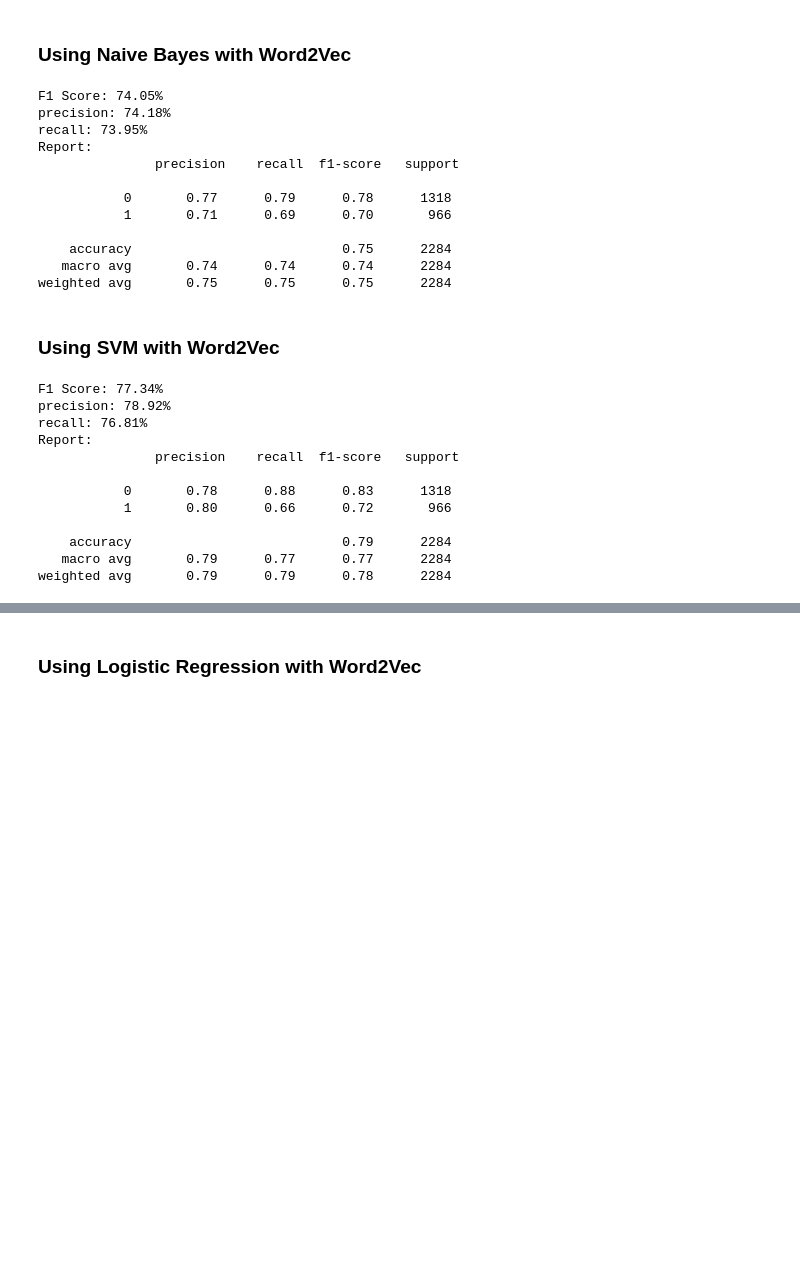
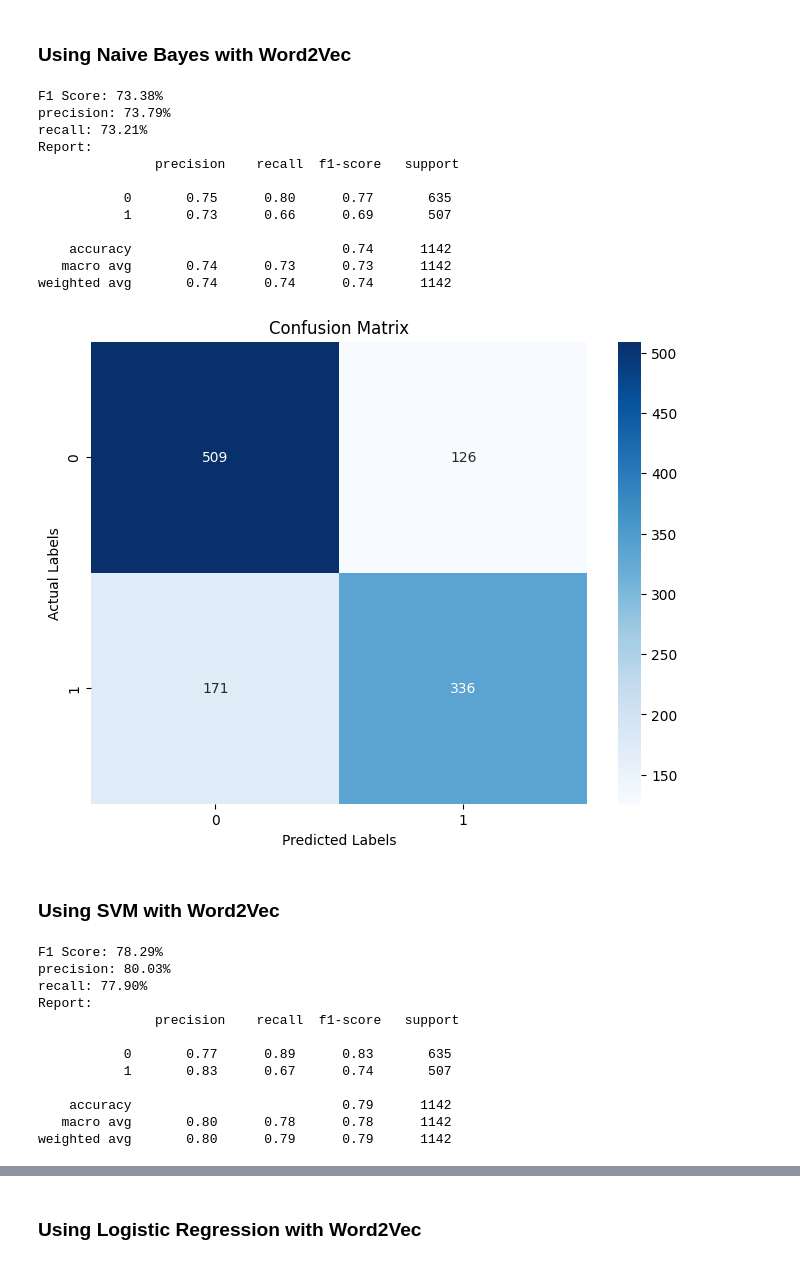
Before and after one commit to Oppenheimer-11/UT-NLP-Project, a Jupyter notebook: src/Word2Vec_Logistic_MLP.ipynb, the cells around one changed output, grey strips where cells are left out. Drawn from its saved outputs; the diff is of its cells as text; code cells hidden in the pictures; blank space fills up the shorter version.

```diff
--- a/src/Word2Vec_Logistic_MLP.ipynb
+++ b/src/Word2Vec_Logistic_MLP.ipynb
@@ -189,6 +192,7 @@ X =get_embeddings(train['tokens'],w2v_model)
 y=train.target.values
 #split dataset
 X_train, X_test, y_train, y_test = train_test_split(X, y, test_size=0.3, random_state=42)
+val_data, X_test, val_labels, y_test = train_test_split(X_test, y_test, test_size=0.5, random_state=42)
 # %% [markdown]
 ### Using Naive Bayes with Word2Vec
 # %%
@@ -204,18 +208,37 @@ y_pred_nb = nb_classifier.predict(X_test_binary)
 
 accurarcy(y_test,y_pred_nb)
 # %% [output]
-F1 Score: 74.05%
-precision: 74.18%
-recall: 73.95%
+F1 Score: 73.38%
+precision: 73.79%
+recall: 73.21%
 Report:
                precision    recall  f1-score   support
 
-           0       0.77      0.79      0.78      1318
-           1       0.71      0.69      0.70       966
+           0       0.75      0.80      0.77       635
+           1       0.73      0.66      0.69       507
 
-    accuracy                           0.75      2284
-   macro avg       0.74      0.74      0.74      2284
-weighted avg       0.75      0.75      0.75      2284
+    accuracy                           0.74      1142
+   macro avg       0.74      0.73      0.73      1142
+weighted avg       0.74      0.74      0.74      1142
+# %%
+cm = confusion_matrix(y_test, y_pred_nb)
+
+plt.figure(figsize=(8, 6))
+sns.heatmap(cm, annot=True, fmt='d', cmap='Blues')
+
+# 添加轴标签
+plt.ylabel('Actual Labels')
+plt.xlabel('Predicted Labels')
+
+# 添加标题
+plt.title('Confusion Matrix')
+
+
+# 显示图形
+# plt.show()
+plt.savefig('naive_word2vec.png', dpi=500)
+# %% [output]
+[figure, added]
 # %% [markdown]
 ### Using SVM with Word2Vec
 # %%
@@ -226,15 +249,15 @@ svm_model.fit(X_train, y_train)
 y_pred_svm = svm_model.predict(X_test)
 accurarcy(y_test,y_pred_svm)
 # %% [output]
-F1 Score: 77.34%
-precision: 78.92%
-recall: 76.81%
+F1 Score: 78.29%
+precision: 80.03%
+recall: 77.90%
 Report:
                precision    recall  f1-score   support
 
-           0       0.78      0.88      0.83      1318
-           1       0.80      0.66      0.72       966
+           0       0.77      0.89      0.83       635
+           1       0.83      0.67      0.74       507
 
-    accuracy                           0.79      2284
-   macro avg       0.79      0.77      0.77      2284
-weighted avg       0.79      0.79      0.78      2284
+    accuracy                           0.79      1142
+   macro avg       0.80      0.78      0.78      1142
+weighted avg       0.80      0.79      0.79      1142
```
Also changed, not shown: parts of 6 cells of this notebook.
